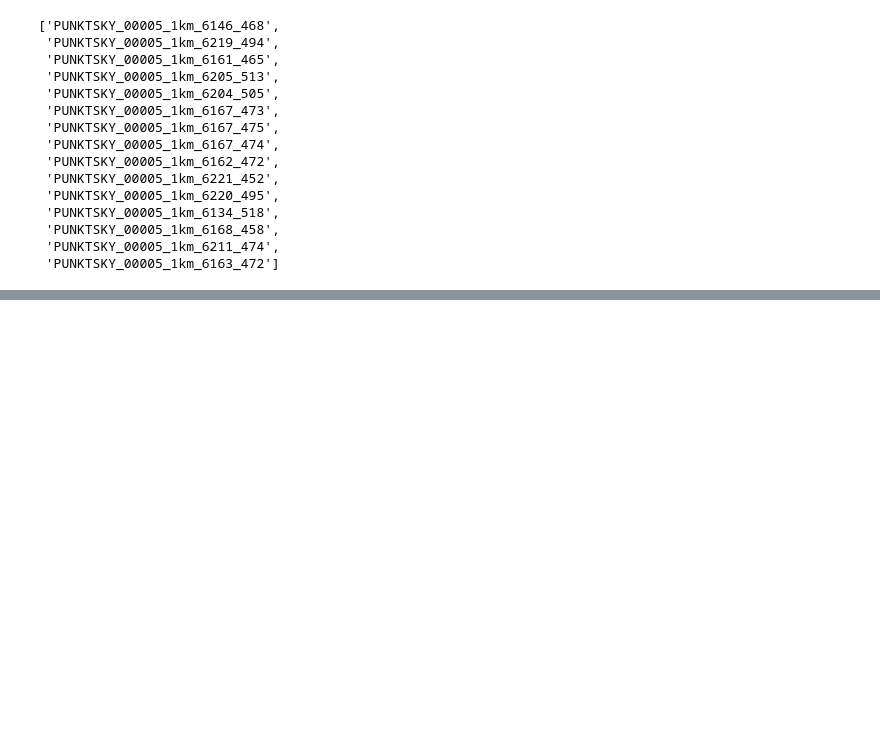
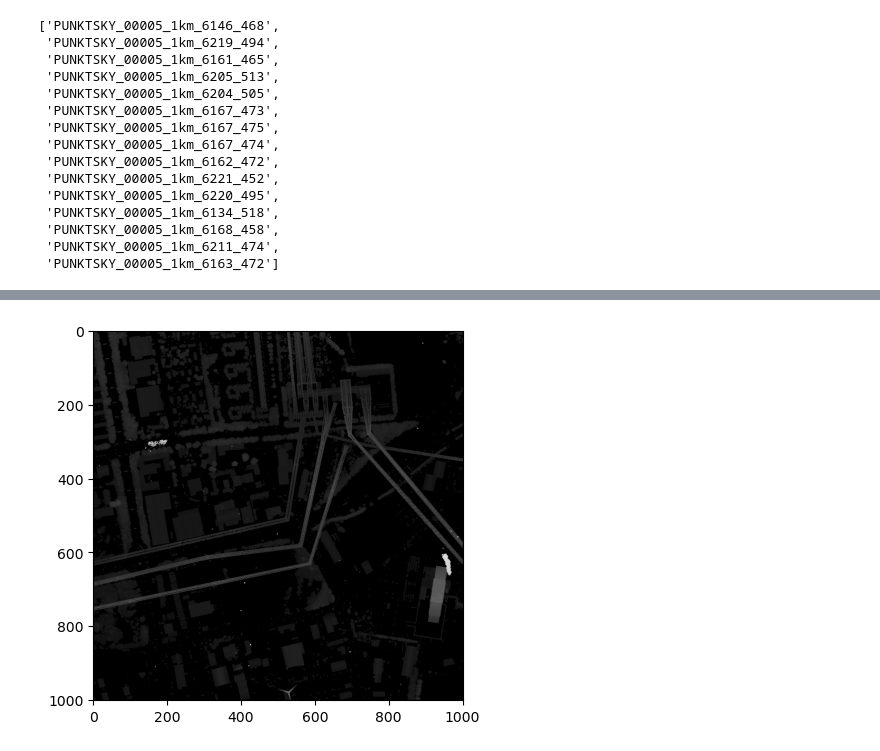
Before and after one commit to j-friis/master-thesis, a Jupyter notebook: Code/ShowTif.ipynb, the cells around one changed output, grey strips where cells are left out. Cells and saved outputs as stored; diff of their text form; code cells hidden in the pictures; blank space fills up the shorter version.

Commit message:
Add file to show cannels

```diff
--- a/Code/ShowTif.ipynb
+++ b/Code/ShowTif.ipynb
@@ -78,0 +68,11 @@ for filename in files_names:
+# %%
+filename = files_names[0]
+
+max_image = cv2.imread(f'{folder}/ImagesGroundRemoved/{filename}_max.tif', cv2.IMREAD_UNCHANGED)
+max_image = np.where(max_image >= 0, max_image, 0)
+max_image = max_image/np.max(max_image)
+max_image = (max_image*255).astype(np.uint8)
+plt.imshow(max_image, cmap='gray')
+plt.show()
+# %% [output]
+[figure, added]
```
Also changed, not shown: parts of 5 cells of this notebook.
